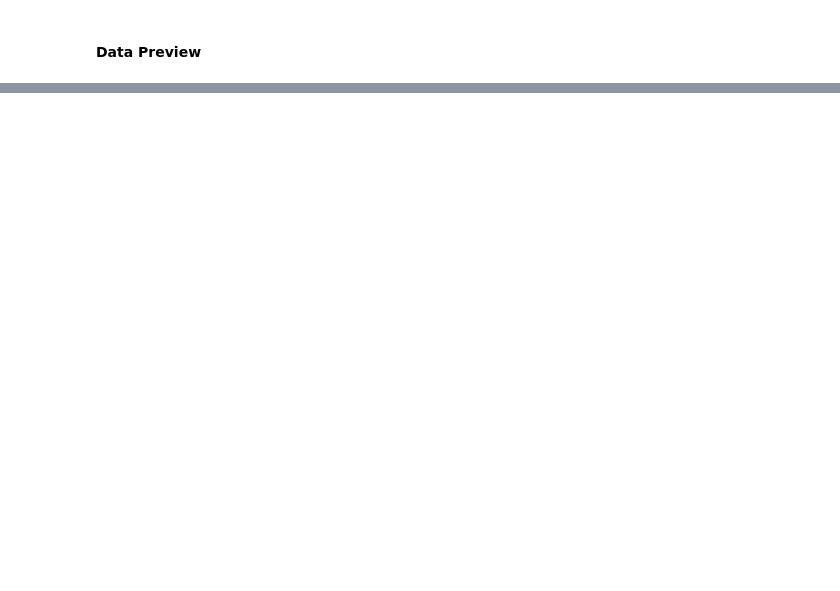
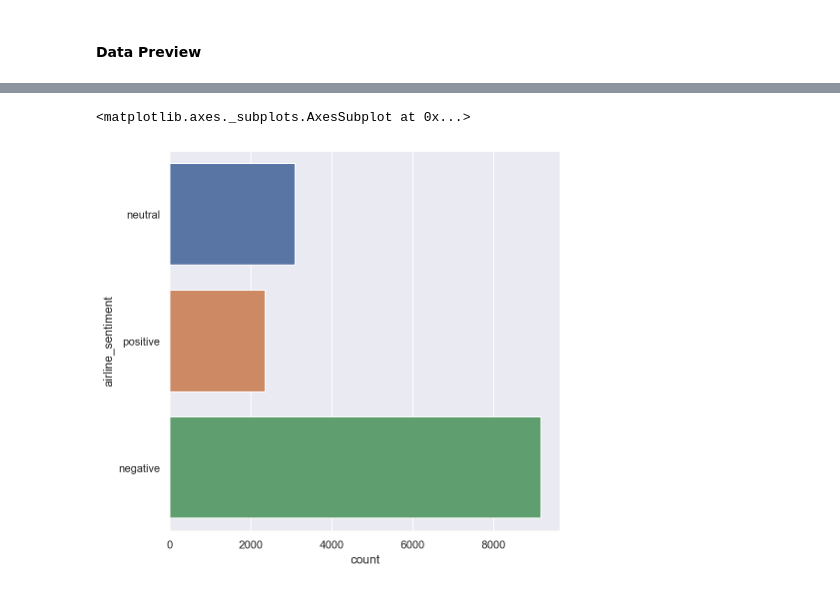
Before and after one commit to elie-wanko/ULMFiT_Sentiment, a Jupyter notebook: notebooks/ULMFiT Sentiment Analysis - EDA.ipynb, the cells around one changed output, grey strips where cells are left out. Saved outputs shown, nothing was run; the diff lists cells and outputs as text; code cells hidden in the pictures; blank space fills up the shorter version.

```diff
--- a/notebooks/ULMFiT Sentiment Analysis - EDA.ipynb
+++ b/notebooks/ULMFiT Sentiment Analysis - EDA.ipynb
@@ -59,0 +132,6 @@ memory usage: 1.7+ MB
+# %%
+plt.figure(figsize=(7,7))
+sns.countplot(y="airline_sentiment", data=df_data)
+# %% [output]
+<matplotlib.axes._subplots.AxesSubplot at 0x...>
+[figure, added]
```
Also changed, not shown: parts of 24 cells of this notebook, 1 other file.
